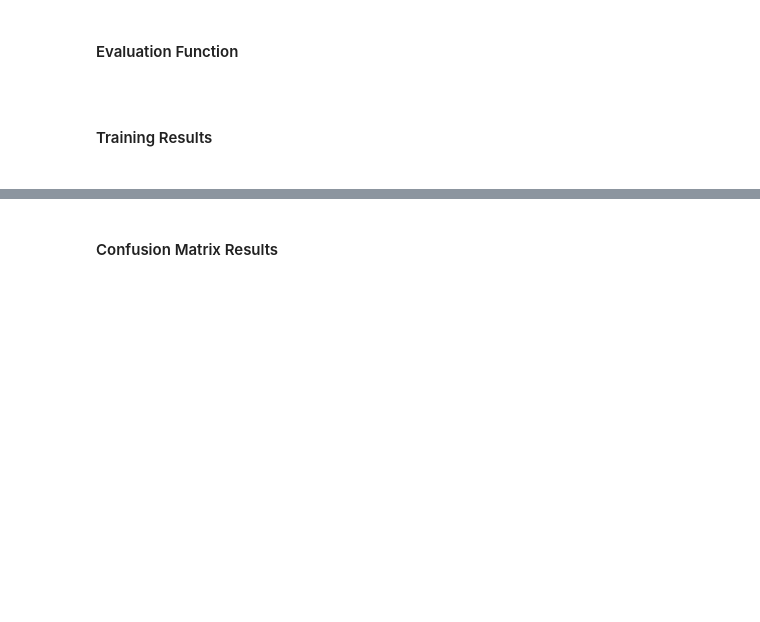
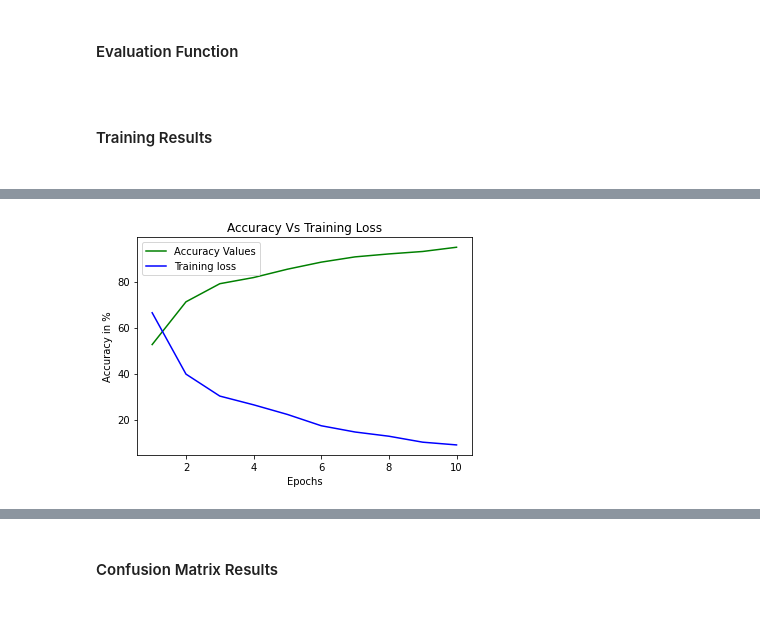
Before and after one commit to VishanthSurresh/FaceMaskDetection-CNN-Pytorch, a Jupyter notebook: Applied_AI_Project.ipynb, the cells around one changed output, grey strips where cells are left out. Saved outputs shown, nothing was run; the diff lists cells and outputs as text; code cells hidden in the pictures; blank space fills up the shorter version.

```diff
--- a/Applied_AI_Project.ipynb
+++ b/Applied_AI_Project.ipynb
@@ -342 +352,14 @@ f1 - score    0.838372
 dtype: float64
+# %%
+epochvalues = range(1,11)
+acc_val = accuracyvalues[:10]
+tra_loss = training_loss[:10]
+plt.plot(epochvalues, acc_val, 'g', label='Accuracy Values')
+plt.plot(epochvalues, tra_loss, 'b', label='Training loss')
+plt.title('Accuracy Vs Training Loss')
+plt.xlabel('Epochs')
+plt.ylabel('Accuracy in %')
+plt.legend()
+plt.show()
+# %% [output]
+[figure, added]
```
Also changed, not shown: parts of 19 cells of this notebook.
